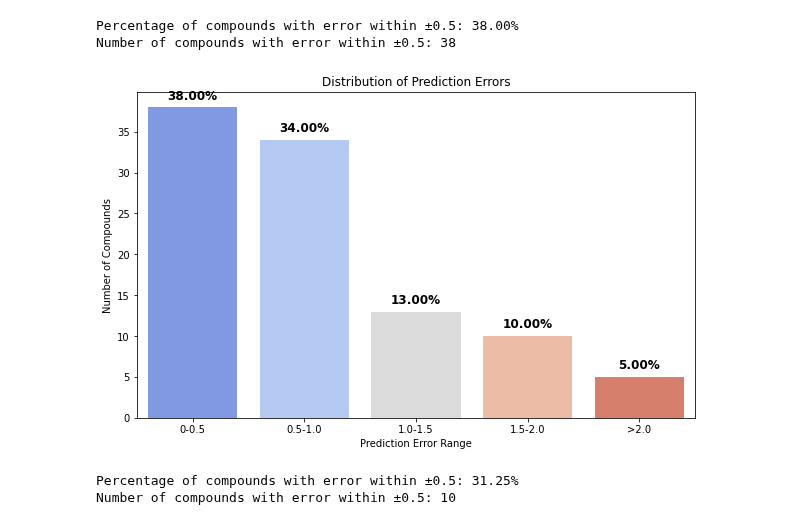
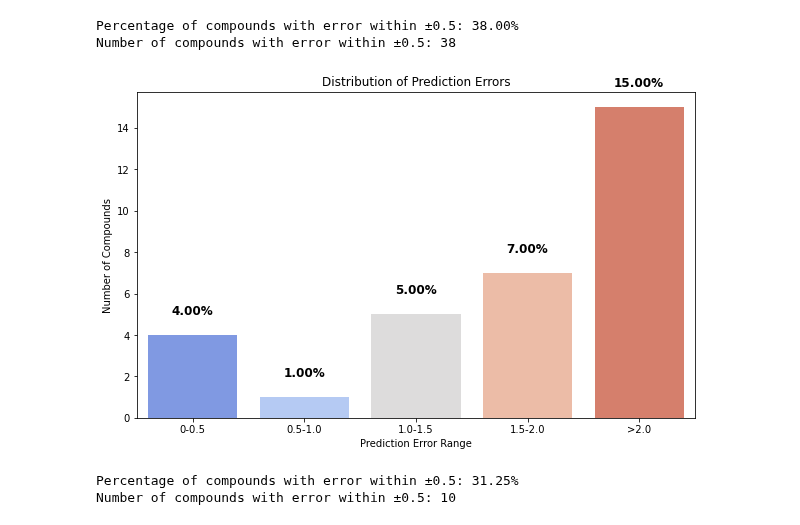
Before and after one commit to ComPlat/water-solubility-prediction, a Jupyter notebook: Notebook/JCIM_test.ipynb, the cells around one changed output. Saved outputs shown, nothing was run; the diff lists cells and outputs as text; code cells hidden in the pictures.

```diff
--- a/Notebook/JCIM_test.ipynb
+++ b/Notebook/JCIM_test.ipynb
@@ -164,6 +152,6 @@ df_set1
 # %%
-y_set1=df_set1['logS']
-y_set2=df_set2['logS']
+y_set1=df_set3['logS']
+y_set2=df_set4['logS']
 # %%
 ### Taking out set1 and set2 smiles
 SMILES_test1=df_set1.smiles_canon
@@ -386,18 +369,0 @@ plt.show()
-# %%
-import matplotlib.pyplot as plt
-import seaborn as sns
-
-# Compute absolute errors
-df_set1["Error"] = abs(df_set1["LogS"] - df_set1["Predicted_LogS"])
-
-# Sort by lowest error magnitude
-df_sorted_lowest = df_set1.sort_values(by="Error", ascending=True)
-
-# Plot the top 15 compounds with the lowest errors
-plt.figure(figsize=(12,6))
-sns.barplot(x=df_sorted_lowest["COMPOUND_Name"][:15], y=df_sorted_lowest["Error"][:15], palette="viridis")
-plt.xticks(rotation=90)
-plt.xlabel("Compound Name")
-plt.ylabel("Prediction Error (|LogS - Predicted_LogS|)")
-plt.title("Top 15 Compounds with Lowest Prediction Errors")
-plt.show()
@@ -426,16 +369,0 @@ plt.show()
-# %%
-import matplotlib.pyplot as plt
-import seaborn as sns
-
-# Compute absolute errors
-df_set1["Error"] = abs(df_set1["LogS"] - df_set1["Predicted_LogS"])
-
-# Plot histogram of error distribution
-plt.figure(figsize=(8,6))
-sns.histplot(df_set1["Error"], bins=10, kde=True, color="blue")  # 10 bins for better grouping
-
-plt.xlabel("Prediction Error (|LogS - Predicted_LogS|)")
-plt.ylabel("Number of Compounds")
-plt.title("Distribution of Prediction Errors")
-plt.grid(True)
-plt.show()
@@ -470,5 +378,5 @@ df_set2.to_csv("JCIM_set2_prediction.csv", index=False)  ### 32 compounds
 # %%
-df_set1["Error"] = abs(df_set1["LogS"] - df_set1["Predicted_LogS"])
+df_set1["Error"] = abs(df_set3["logS"] - df_set1["Predicted_LogS"])
 
 # Count compounds with error within ±0.5
 count_within_threshold = df_set1[df_set1["Error"] <= 0.5].shape[0]
@@ -488,34 +396,34 @@ import matplotlib.pyplot as plt
 import seaborn as sns
 
 # Compute absolute errors
-df_set1["Error"] = abs(df_set1["LogS"] - df_set1["Predicted_LogS"])
+df_set1["Error"] = abs(df_set4["logS"] - df_set1["Predicted_LogS"])
 
 # Define bins and labels
 bins = [0, 0.5, 1.0, 1.5, 2.0, float("inf")]
 labels = ["0-0.5", "0.5-1.0", "1.0-1.5", "1.5-2.0", ">2.0"]
 
 # Create a new column for error bins
 df_set1["Error Bin"] = pd.cut(df_set1["Error"], bins=bins, labels=labels, right=False)
 
 # Count occurrences in each bin
 bin_counts = df_set1["Error Bin"].value_counts().reindex(labels, fill_value=0)
 
 # Calculate percentages
 total_compounds = df_set1.shape[0]
 bin_percentages = (bin_counts / total_compounds) * 100
 
 # Plot the bar chart
 plt.figure(figsize=(10, 6))
 ax = sns.barplot(x=bin_counts.index, y=bin_counts.values, palette="coolwarm")
 
 # Add percentages on top of bars
 for i, count in enumerate(bin_counts.values):
     plt.text(i, count + 1, f"{bin_percentages[i]:.2f}%", ha='center', fontsize=12, fontweight='bold')
 
 plt.xlabel("Prediction Error Range")
 plt.ylabel("Number of Compounds")
 plt.title("Distribution of Prediction Errors")
 plt.show()
 # %% [output]
-[figure, old version]
+[figure, new version]
 # %%
```
Also changed, not shown: parts of 17 cells of this notebook, 10 other files.
